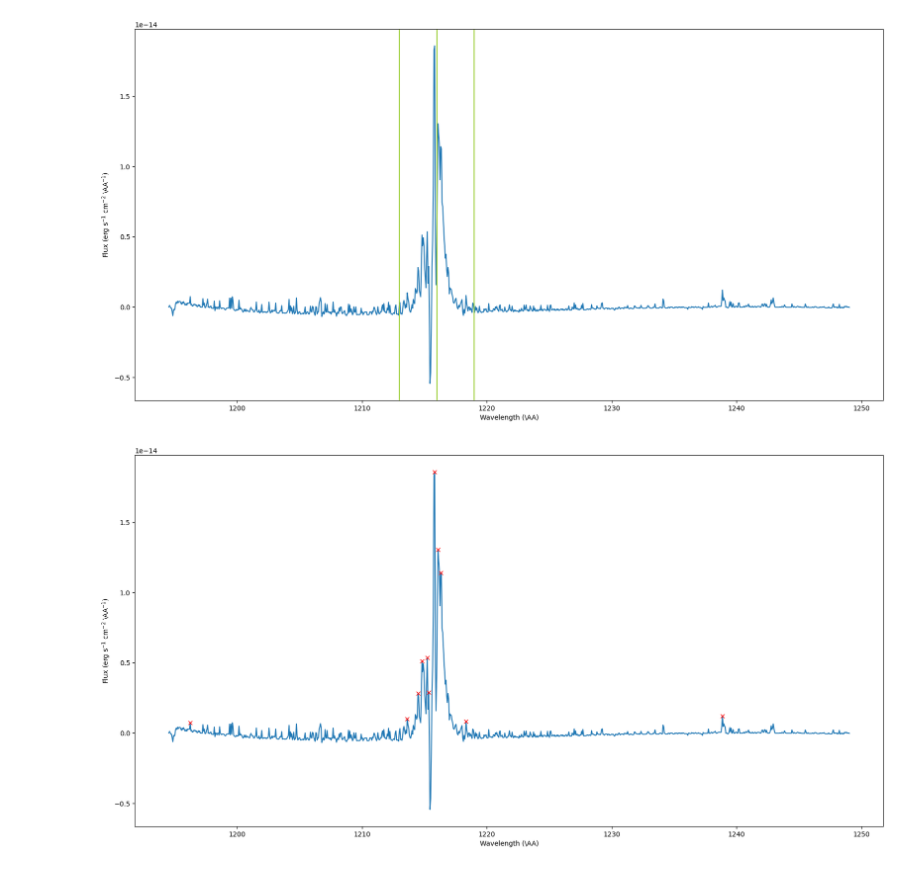
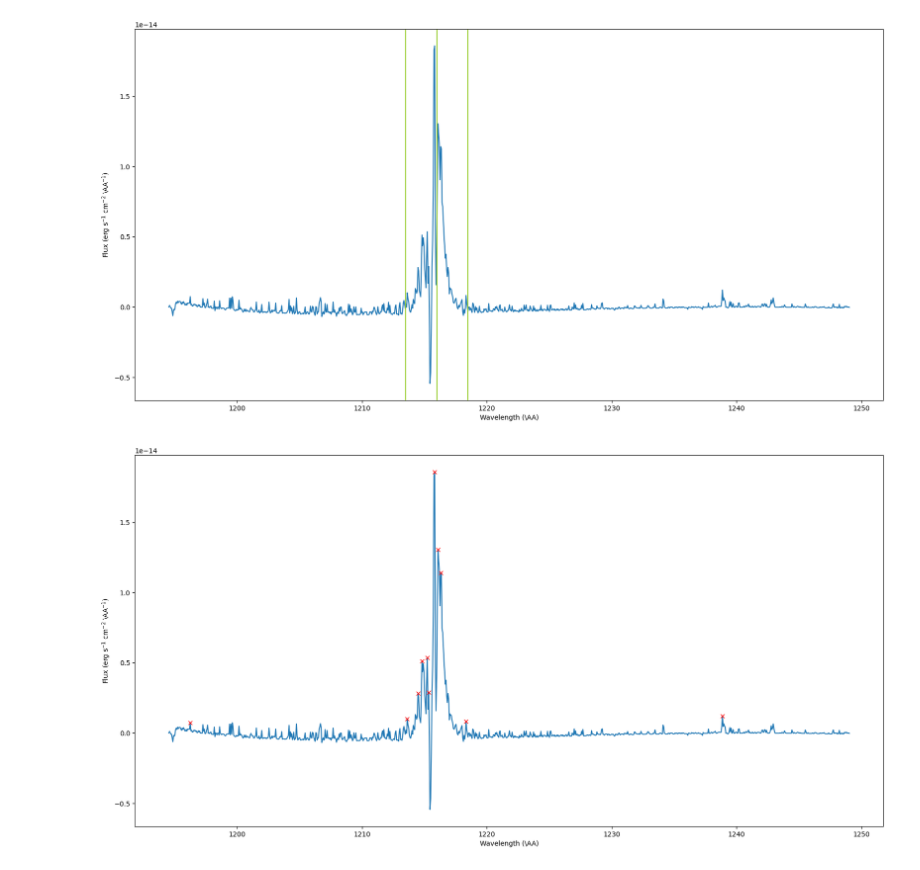
Before and after one commit to bellalongo/Lya-Info, a Jupyter notebook: calculator.ipynb, the cells around one changed output. Saved outputs shown, nothing was run; the diff lists cells and outputs as text; code cells hidden in the pictures.

```diff
--- a/calculator.ipynb
+++ b/calculator.ipynb
@@ -14,26 +15,26 @@ import math
 # %%
 # Pull the spectra data
 data = fits.getdata('hlsp_space_hst_stis_toi-1201_g140m_v1_component-spec.fits')
 w, f , e, dq = data['WAVELENGTH'], data['FLUX'], data['ERROR'], data['DQ']
 mask = (w > 1160)
 plt.figure(figsize=(20,10))
 
 plt.plot(w[mask], f[mask])
 
 # Find the start/end of the line
 center = 1216
-line_start = center - 3
-line_end = center + 3
+line_start = center - 2.5
+line_end = center + 2.5
 plt.axvline(x = center, color = 'yellowgreen', label = 'axvline - full height')
 plt.axvline(x = line_start, color = 'yellowgreen', label = 'axvline - full height')
 plt.axvline(x = line_end, color = 'yellowgreen', label = 'axvline - full height')
 
 
 plt.xlabel('Wavelength (\AA)')
 plt.ylabel('Flux (erg s$^{-1}$ cm$^{-2}$ \AA$^{-1}$)')
 plt.show()
 # %% [output]
-[figure, old version]
+[figure, new version]
 # %%
 # Find peaks
 peaks, properties  = find_peaks(f[mask], height = 5*sum(f[mask])/len(f[mask]), prominence = 5*sum(f[mask])/len(f[mask]), width = 0, threshold = (1/5)*sum(f[mask])/len(f[mask]))
```
Also changed, not shown: parts of 4 cells of this notebook.
